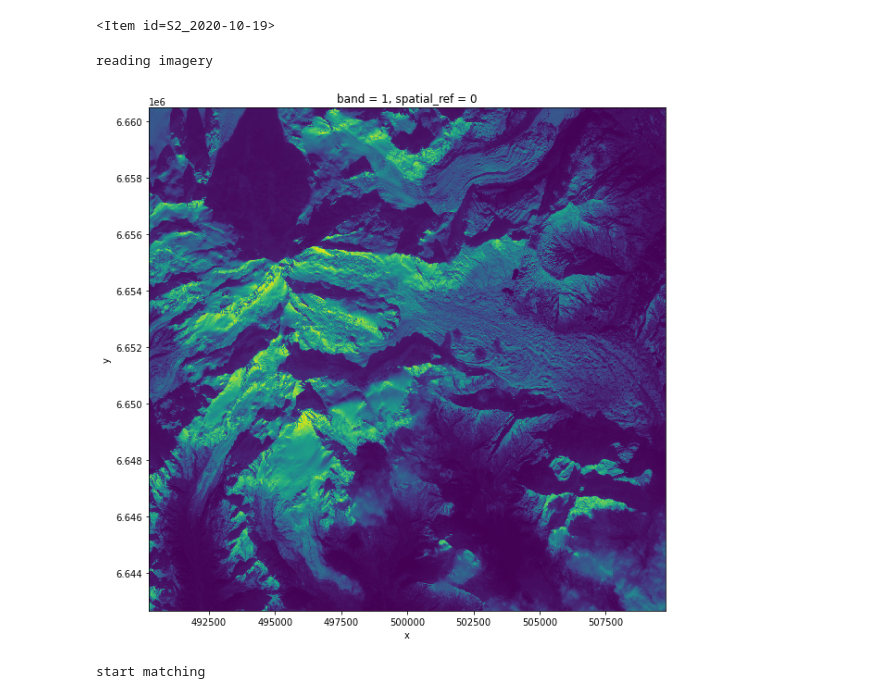
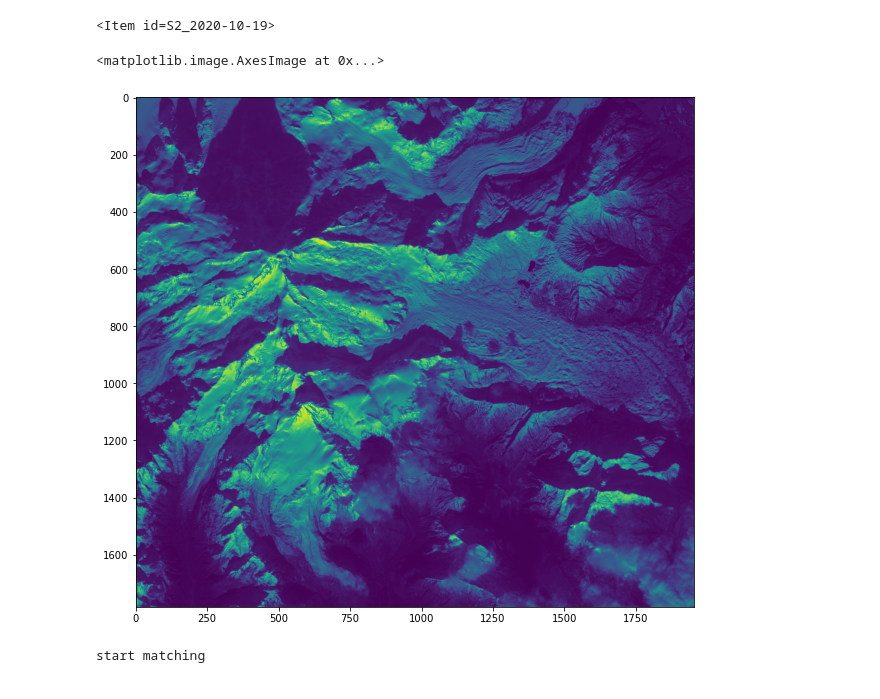
Before and after one commit to GO-Eratosthenes/RedGlacier, a Jupyter notebook: preprocessing/notebooks/run-preprocessing/01-run-preprocessing.ipynb, the cells around one changed output. Cells and saved outputs as stored; diff of their text form; code cells hidden in the pictures.

```diff
--- a/preprocessing/notebooks/run-preprocessing/01-run-preprocessing.ipynb
+++ b/preprocessing/notebooks/run-preprocessing/01-run-preprocessing.ipynb
@@ -37,9 +35,8 @@ MACAROON_PATH = "./macaroon.dat"
 CATALOG_URL = "https://webdav.grid.surfsara.nl:2880/pnfs/grid.sara.nl/data/eratosthenes/disk/red-glacier_shadows"
 DEM_URL = "https://webdav.grid.surfsara.nl:2880/pnfs/grid.sara.nl/data/eratosthenes/disk/CopernicusDEM_tiles_sentinel-2/COP-DEM-05VMG.tif"
 
-BBOX = [490229., 6642656., 516134., 6660489.]
-SHADOW_TRANSFORM = "entropy"
-ANGLE = 138
+BBOX = [490229, 6642656, 516134, 6660489]
+SHADE_REMOVAL_ANGLE = 138
 
 ITEM_ID = "S2_2020-10-19"
 
@@ -152,7 +148,7 @@ _band = _open_raster_file(assets[REF_BND], load=False)
 bbox_idx = _get_bbox_indices(_band.x, _band.y, BBOX)
 geoTransform = _band.rio.transform().to_gdal()
 # %%
-print('reading imagery')
+# reading imagery
 bands = {
     v: _open_raster_file(assets[k], bbox=BBOX, load=True)
     for k, v in s2_df["common_name"].items()
@@ -169,5 +165,3 @@ cloud_mask = scl == 9
 stable = (dem > 0) & ~cloud_mask
 
 S2time = item.datetime.strftime("+%Y-%m-%d")
-# %% [output]
-reading imagery
@@ -176,9 +168,10 @@ import matplotlib.pyplot as plt
 # %%
-ax = bands["red"].plot.imshow(add_colorbar=False)
-f = plt.gcf()
-f.set_size_inches(10, 10)
+fig, ax = plt.subplots()
+fig.set_size_inches(10,10)
+ax.imshow(bands["red"].data)
 # %% [output]
+<matplotlib.image.AxesImage at 0x...>
-[figure, old version]
+[figure, new version]
 # %%
 # reading spatial metadata at pixel level - only for one band
 _s2_df = s2_df.loc[[REF_BND]]
```
Also changed, not shown: parts of 5 cells of this notebook.
